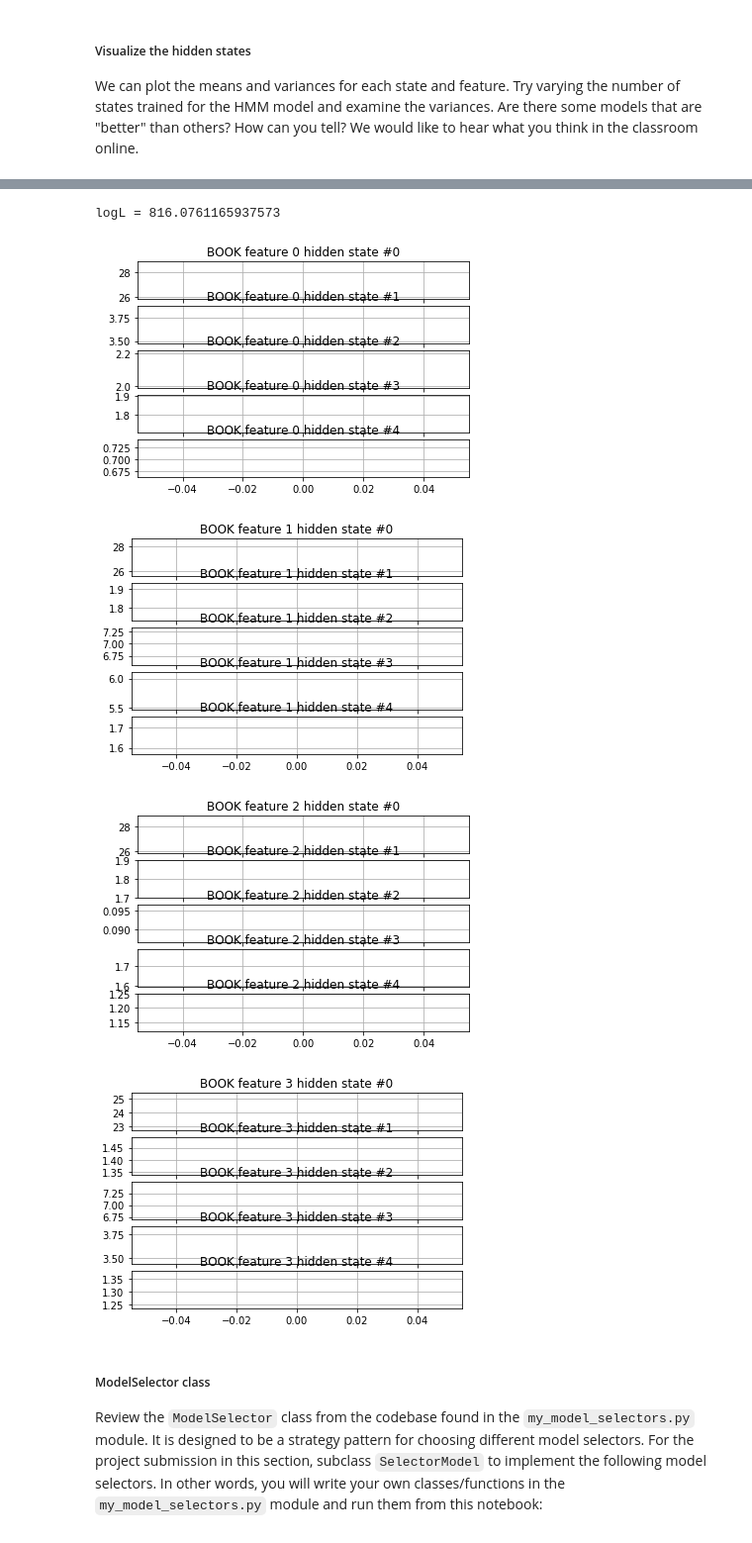
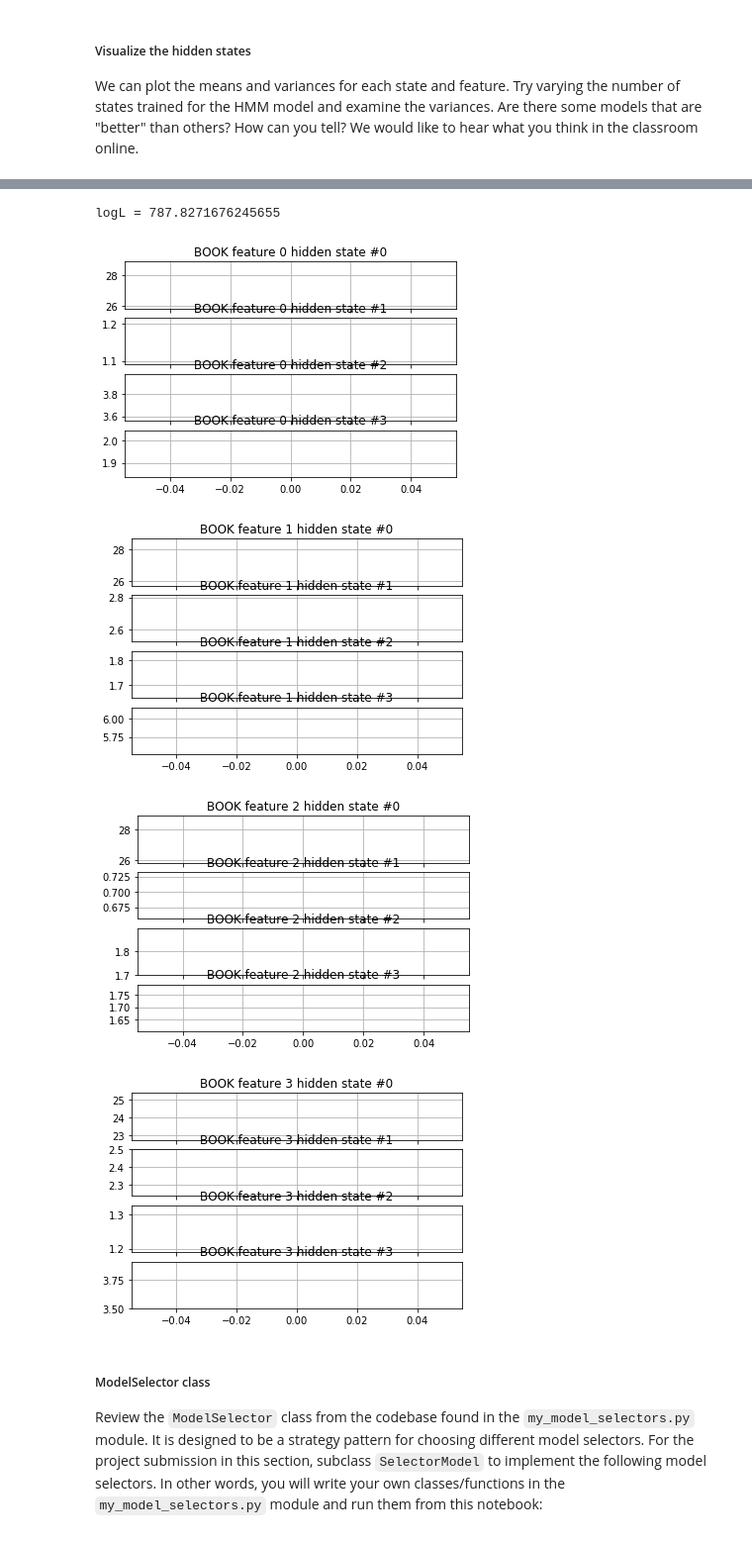
Before and after one commit to CarstenIsert/AIND-Recognizer, a Jupyter notebook: asl_recognizer.ipynb, the cells around one changed output, grey strips where cells are left out. Shown at 99% size. Cells and saved outputs as stored; diff of their text form; code cells hidden in the pictures.

```diff
--- a/asl_recognizer.ipynb
+++ b/asl_recognizer.ipynb
@@ -526,15 +532,15 @@ visualize(my_testword, model)
 # %%
 my_testword = 'BOOK'
-num_states = 5
+num_states = 4
 model, logL = train_a_word(my_testword, num_states, features_custom)
 print("logL = {}".format(logL))
 visualize(my_testword, model)
 # %% [output]
-logL = 816.0761165937573
+logL = 787.8271676245655
-[figure, old version]
+[figure, new version]
-[figure, old version]
+[figure, new version]
-[figure, old version]
+[figure, new version]
-[figure, old version]
+[figure, new version]
 # %% [markdown]
 #####  ModelSelector class
 Review the `ModelSelector` class from the codebase found in the `my_model_selectors.py` module.  It is designed to be a strategy pattern for choosing different model selectors.  For the project submission in this section, subclass `SelectorModel` to implement the following model selectors.  In other words, you will write your own classes/functions in the `my_model_selectors.py` module and run them from this notebook:
```
Also changed, not shown: parts of 15 cells of this notebook, 1 other file.
